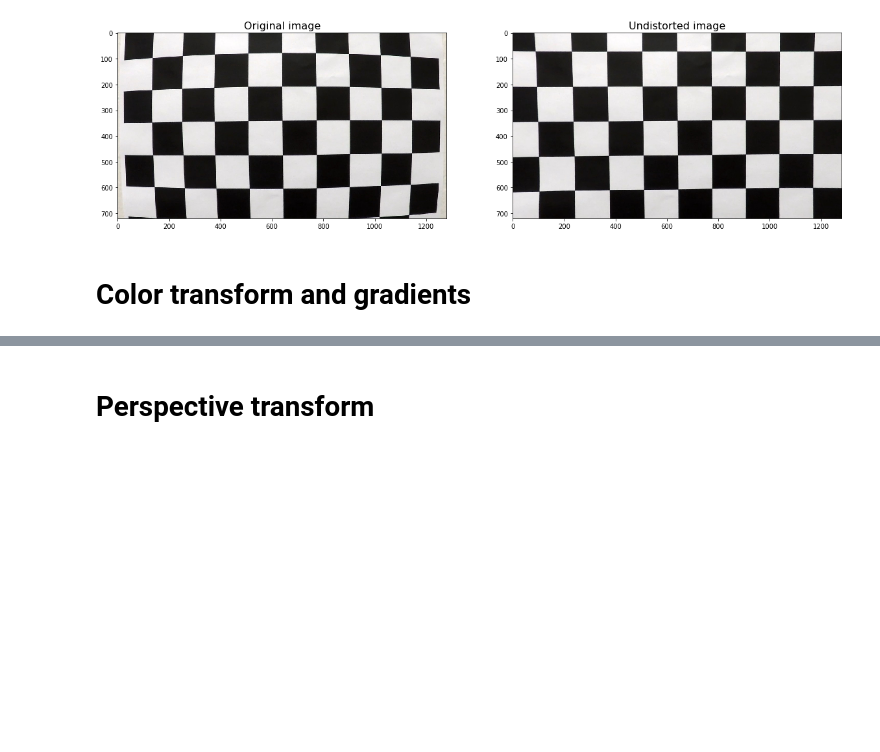
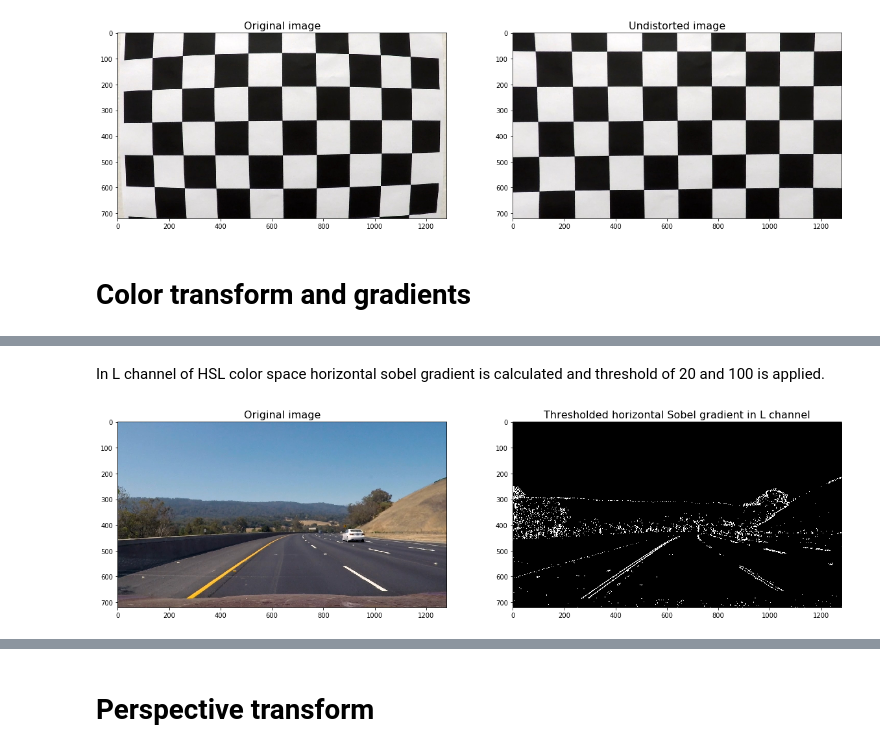
Before and after one commit to serszab/AdvancedLaneFinding, a Jupyter notebook: mySolution.ipynb, the cells around one changed output, grey strips where cells are left out. Cells and saved outputs as stored; diff of their text form; code cells hidden in the pictures; blank space fills up the shorter version.

```diff
--- a/mySolution.ipynb
+++ b/mySolution.ipynb
@@ -116,0 +133,7 @@ class GradientsAndColor:
+# %% [markdown]
+In L channel of HSL color space horizontal sobel gradient is calculated and threshold of 20 and 100 is applied.
+# %%
+sobelInL = colorAndGradientTransform.sobelXInLChannel(20, 100)
+plotImages(image, 'Original image', sobelInL, 'Thresholded horizontal Sobel gradient in L channel')
+# %% [output]
+[figure, added]
```
Also changed, not shown: parts of 23 cells of this notebook, 10 other files.
